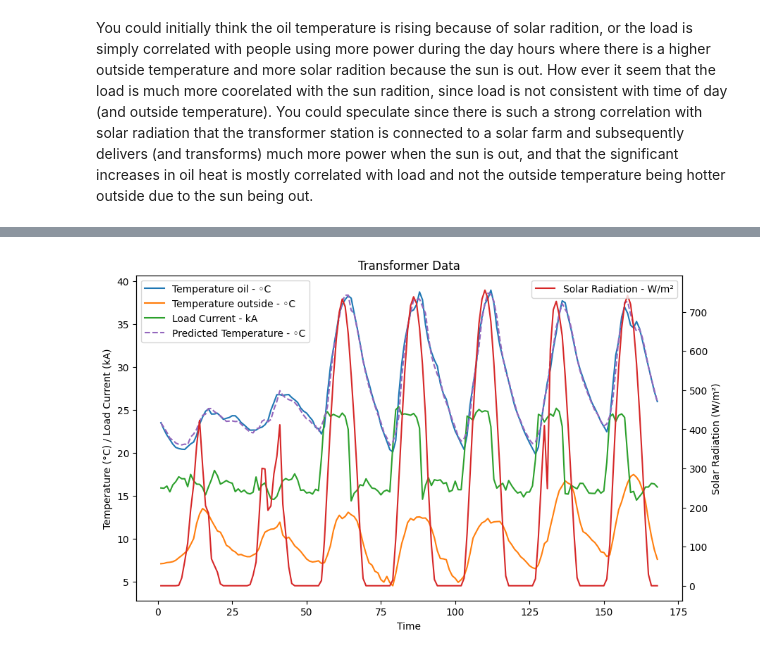
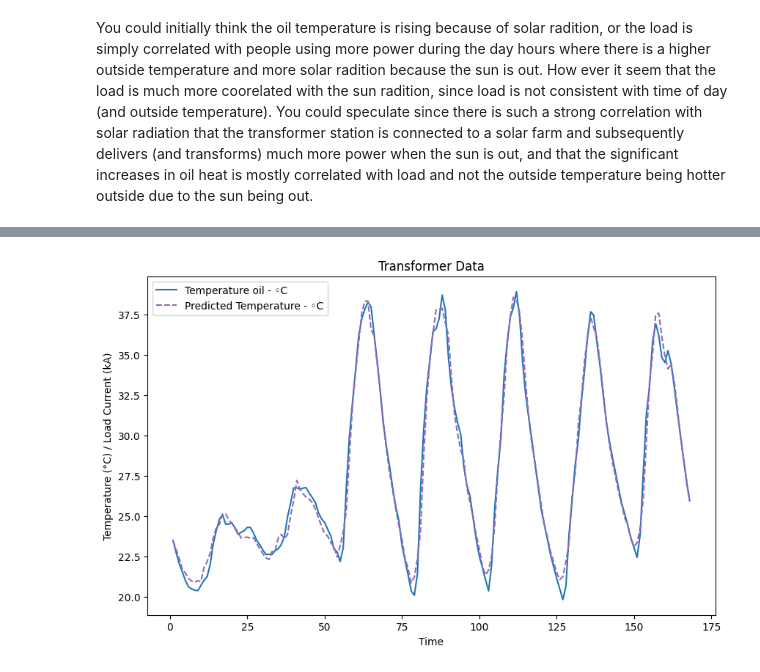
Before and after one commit to luca2618/Timeseries, a Jupyter notebook: assignment4/part2sylvester.ipynb, the cells around one changed output, grey strips where cells are left out. Drawn from its saved outputs; the diff is of its cells as text; code cells hidden in the pictures.

```diff
--- a/assignment4/part2sylvester.ipynb
+++ b/assignment4/part2sylvester.ipynb
@@ -153,5 +59,5 @@ def kalman_predict_and_filter_1d(params, df):
 # %%
-results = estimate_dt(df=data)
+results = estimate_dt_1d(df=data)
 params = results.x
 # %%
 print([param for param in zip(['A', 'B', 'sigma_1', 'C', 'sigma_2'],return_1d_params(params))])
@@ -160,23 +66,23 @@ print([param for param in zip(['A', 'B', 'sigma_1', 'C', 'sigma_2'],return_1d_pa
 # %%
-x_filtered, y_predicted = kalman_predict_and_filter_1d(params, data)
+log_lik, x_filtered, y_predicted = kf_log_likelihood_1d(params, data, return_all=True)
 fig, ax1 = plt.subplots(figsize=(10, 6))
 
 # First y-axis
 ax1.plot(data["time"], data["Y"], label="Temperature oil - ◦C", color='tab:blue')
-ax1.plot(data["time"], data["Ta"], label="Temperature outside - ◦C", color='tab:orange')
-ax1.plot(data["time"], data["I"], label="Load Current - kA", color='tab:green')
+# ax1.plot(data["time"], data["Ta"], label="Temperature outside - ◦C", color='tab:orange')
+# ax1.plot(data["time"], data["I"], label="Load Current - kA", color='tab:green')
 ax1.plot(data["time"], y_predicted, label="Predicted Temperature - ◦C", color='tab:purple', linestyle='--')
 ax1.set_xlabel("Time")
 ax1.set_ylabel("Temperature (°C) / Load Current (kA)")
 ax1.legend(loc='upper left')
 
-# Second y-axis
-ax2 = ax1.twinx()
-ax2.plot(data["time"], data["S"], label="Solar Radiation - W/m²", color='tab:red')
-ax2.set_ylabel("Solar Radiation (W/m²)")
-ax2.legend(loc='upper right')
+# # Second y-axis
+# ax2 = ax1.twinx()
+# ax2.plot(data["time"], data["S"], label="Solar Radiation - W/m²", color='tab:red')
+# ax2.set_ylabel("Solar Radiation (W/m²)")
+# ax2.legend(loc='upper right')
 
 plt.title("Transformer Data")
 plt.show()
 # %% [output]
-[figure, old version]
+[figure, new version]
```
Also changed, not shown: parts of 17 cells of this notebook, 1 other file.
